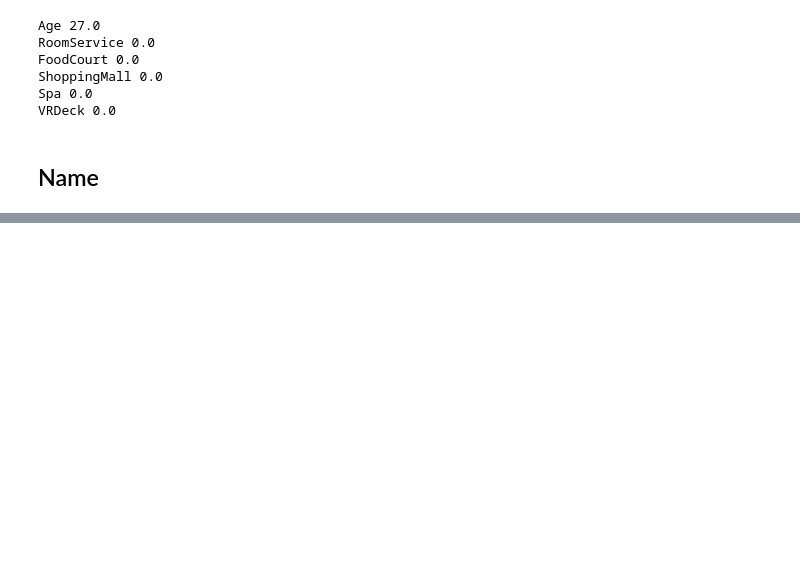
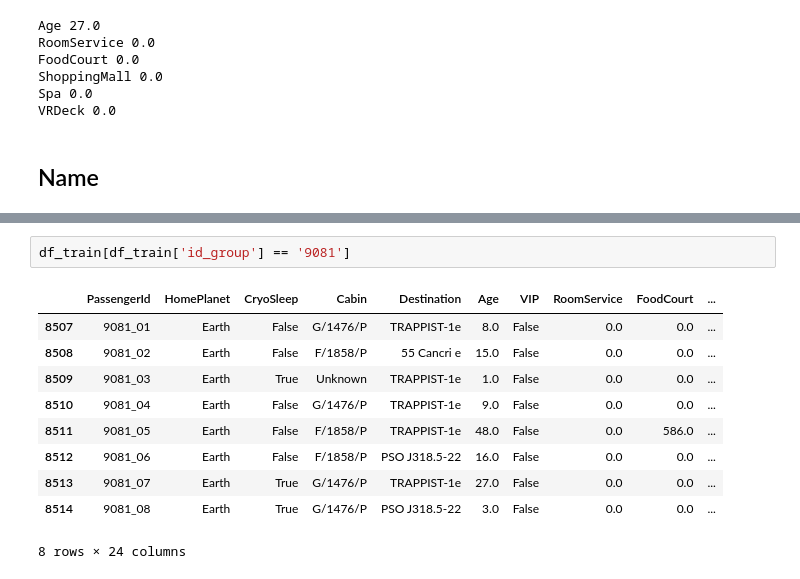
Before and after one commit to Sergey-Chursin/kaggle-spaceship-titanic-pytorch-catboost-stacking, a Jupyter notebook: notebooks/EDA. Feature_engineering.ipynb, the cells around one changed output, grey strips where cells are left out. Drawn from its saved outputs; the diff is of its cells as text; blank space fills up the shorter version.

```diff
--- a/notebooks/EDA. Feature_engineering.ipynb
+++ b/notebooks/EDA. Feature_engineering.ipynb
@@ -727,0 +1094,13 @@ df_train.shape, df_test.shape
+# %%
+df_train[df_train['id_group'] == '9081']
+# %% [output]
+|  | PassengerId | HomePlanet | CryoSleep | Cabin | Destination | Age | VIP | RoomService | FoodCourt | ... |
+| 8507 | 9081_01 | Earth | False | G/1476/P | TRAPPIST-1e | 8.0 | False | 0.0 | 0.0 | ... |
+| 8508 | 9081_02 | Earth | False | F/1858/P | 55 Cancri e | 15.0 | False | 0.0 | 0.0 | ... |
+| 8509 | 9081_03 | Earth | True | Unknown | TRAPPIST-1e | 1.0 | False | 0.0 | 0.0 | ... |
+| 8510 | 9081_04 | Earth | False | G/1476/P | TRAPPIST-1e | 9.0 | False | 0.0 | 0.0 | ... |
+| 8511 | 9081_05 | Earth | False | F/1858/P | TRAPPIST-1e | 48.0 | False | 0.0 | 586.0 | ... |
+| 8512 | 9081_06 | Earth | False | F/1858/P | PSO J318.5-22 | 16.0 | False | 0.0 | 0.0 | ... |
+| 8513 | 9081_07 | Earth | True | G/1476/P | TRAPPIST-1e | 27.0 | False | 0.0 | 0.0 | ... |
+| 8514 | 9081_08 | Earth | True | G/1476/P | PSO J318.5-22 | 3.0 | False | 0.0 | 0.0 | ... |
+8 rows × 24 columns
```
Also changed, not shown: parts of 84 cells of this notebook.
